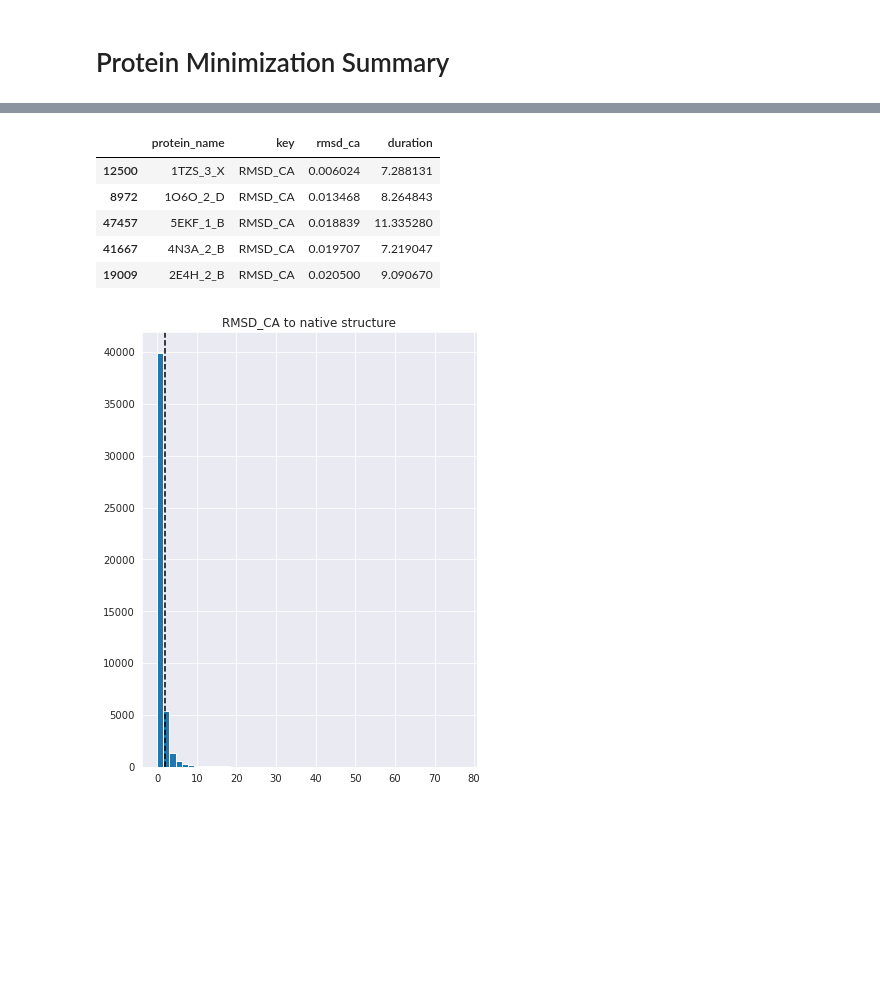
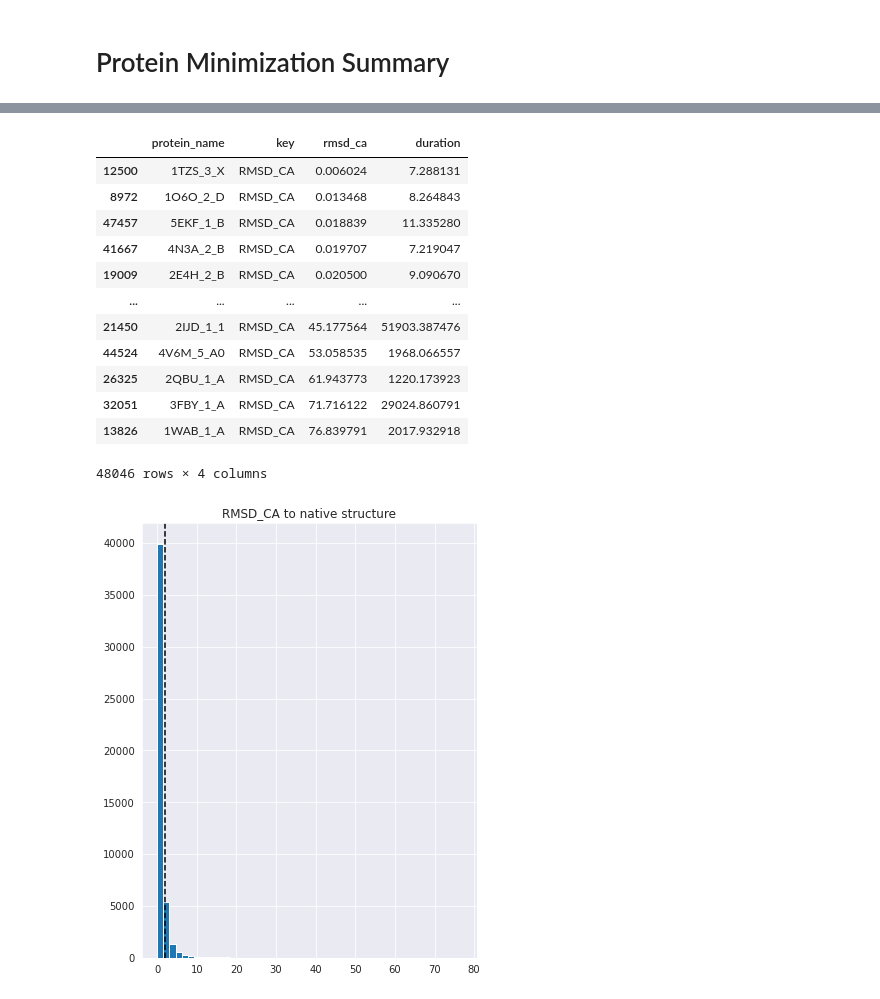
Before and after one commit to jonathanking/openfold, a Jupyter notebook: jk_research/notebooks/230510_selecting_forming_scnmin_data.ipynb, the cells around one changed output, grey strips where cells are left out. Drawn from its saved outputs; the diff is of its cells as text; code cells hidden in the pictures; blank space fills up the shorter version.

```diff
--- a/jk_research/notebooks/230510_selecting_forming_scnmin_data.ipynb
+++ b/jk_research/notebooks/230510_selecting_forming_scnmin_data.ipynb
@@ -36,13 +37,20 @@ There are 44635 failed proteins.
 # %%
 df = pd.read_csv(summary_file)
-df.sort_values(by='rmsd_ca', ascending=True).head()
+df.sort_values(by='rmsd_ca', ascending=True)
 # %% [output]
 |  | protein_name | key | rmsd_ca | duration |
 | 12500 | 1TZS_3_X | RMSD_CA | 0.006024 | 7.288131 |
 | 8972 | 1O6O_2_D | RMSD_CA | 0.013468 | 8.264843 |
 | 47457 | 5EKF_1_B | RMSD_CA | 0.018839 | 11.335280 |
 | 41667 | 4N3A_2_B | RMSD_CA | 0.019707 | 7.219047 |
 | 19009 | 2E4H_2_B | RMSD_CA | 0.020500 | 9.090670 |
+| ... | ... | ... | ... | ... |
+| 21450 | 2IJD_1_1 | RMSD_CA | 45.177564 | 51903.387476 |
+| 44524 | 4V6M_5_A0 | RMSD_CA | 53.058535 | 1968.066557 |
+| 26325 | 2QBU_1_A | RMSD_CA | 61.943773 | 1220.173923 |
+| 32051 | 3FBY_1_A | RMSD_CA | 71.716122 | 29024.860791 |
+| 13826 | 1WAB_1_A | RMSD_CA | 76.839791 | 2017.932918 |
+48046 rows × 4 columns
 # %%
 df.hist(column="rmsd_ca", bins=50)
 plt.title("RMSD_CA to native structure")
```
Also changed, not shown: parts of 7 cells of this notebook.
